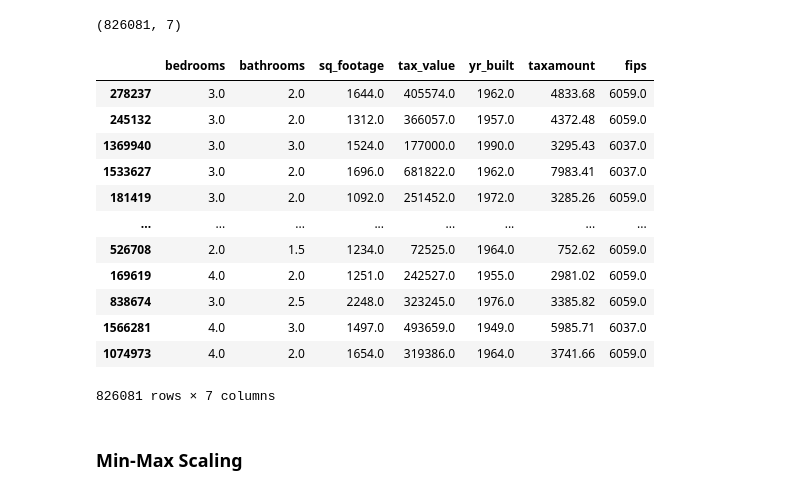
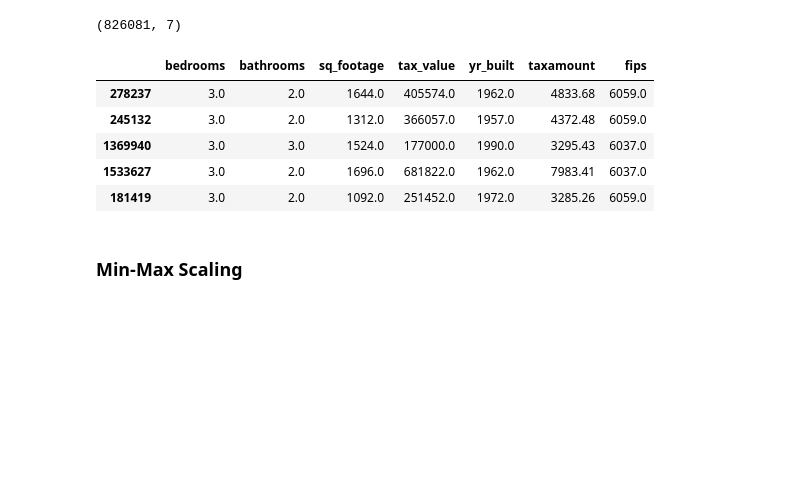
Before and after one commit to veronica-f-reyes/regression_exercises, a Jupyter notebook: scaling.ipynb, the cells around one changed output. Drawn from its saved outputs; the diff is of its cells as text; code cells hidden in the pictures; blank space fills up the shorter version.

```diff
--- a/scaling.ipynb
+++ b/scaling.ipynb
@@ -46,21 +46,14 @@ train.shape
 # %% [output]
 (826081, 7)
 # %%
-train
+train.head()
 # %% [output]
 |  | bedrooms | bathrooms | sq_footage | tax_value | yr_built | taxamount | fips |
 | 278237 | 3.0 | 2.0 | 1644.0 | 405574.0 | 1962.0 | 4833.68 | 6059.0 |
 | 245132 | 3.0 | 2.0 | 1312.0 | 366057.0 | 1957.0 | 4372.48 | 6059.0 |
 | 1369940 | 3.0 | 3.0 | 1524.0 | 177000.0 | 1990.0 | 3295.43 | 6037.0 |
 | 1533627 | 3.0 | 2.0 | 1696.0 | 681822.0 | 1962.0 | 7983.41 | 6037.0 |
 | 181419 | 3.0 | 2.0 | 1092.0 | 251452.0 | 1972.0 | 3285.26 | 6059.0 |
-| ... | ... | ... | ... | ... | ... | ... | ... |
-| 526708 | 2.0 | 1.5 | 1234.0 | 72525.0 | 1964.0 | 752.62 | 6059.0 |
-| 169619 | 4.0 | 2.0 | 1251.0 | 242527.0 | 1955.0 | 2981.02 | 6059.0 |
-| 838674 | 3.0 | 2.5 | 2248.0 | 323245.0 | 1976.0 | 3385.82 | 6059.0 |
-| 1566281 | 4.0 | 3.0 | 1497.0 | 493659.0 | 1949.0 | 5985.71 | 6037.0 |
-| 1074973 | 4.0 | 2.0 | 1654.0 | 319386.0 | 1964.0 | 3741.66 | 6059.0 |
-826081 rows × 7 columns
 # %% [markdown]
 ### Min-Max Scaling
 # %%
```
Also changed, not shown: 7 other files.
